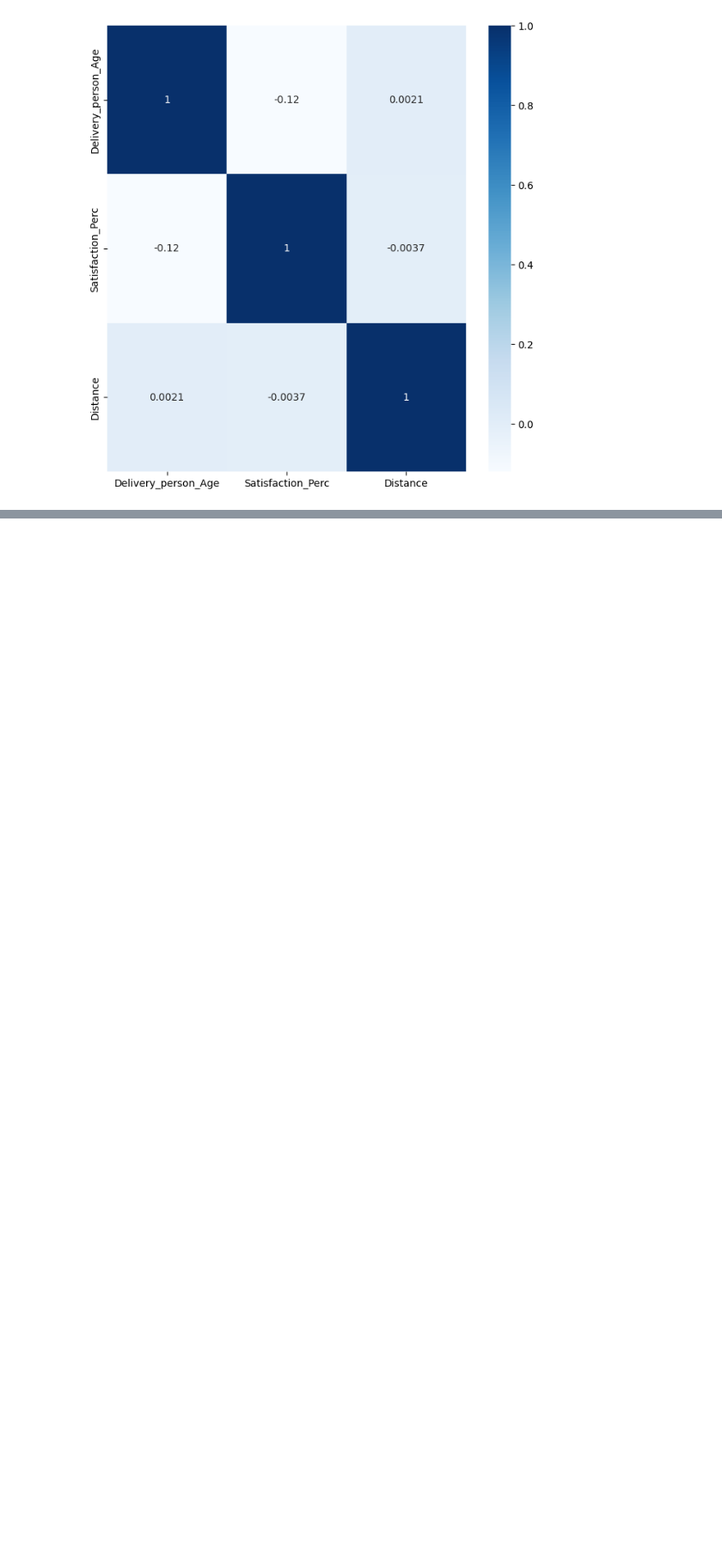
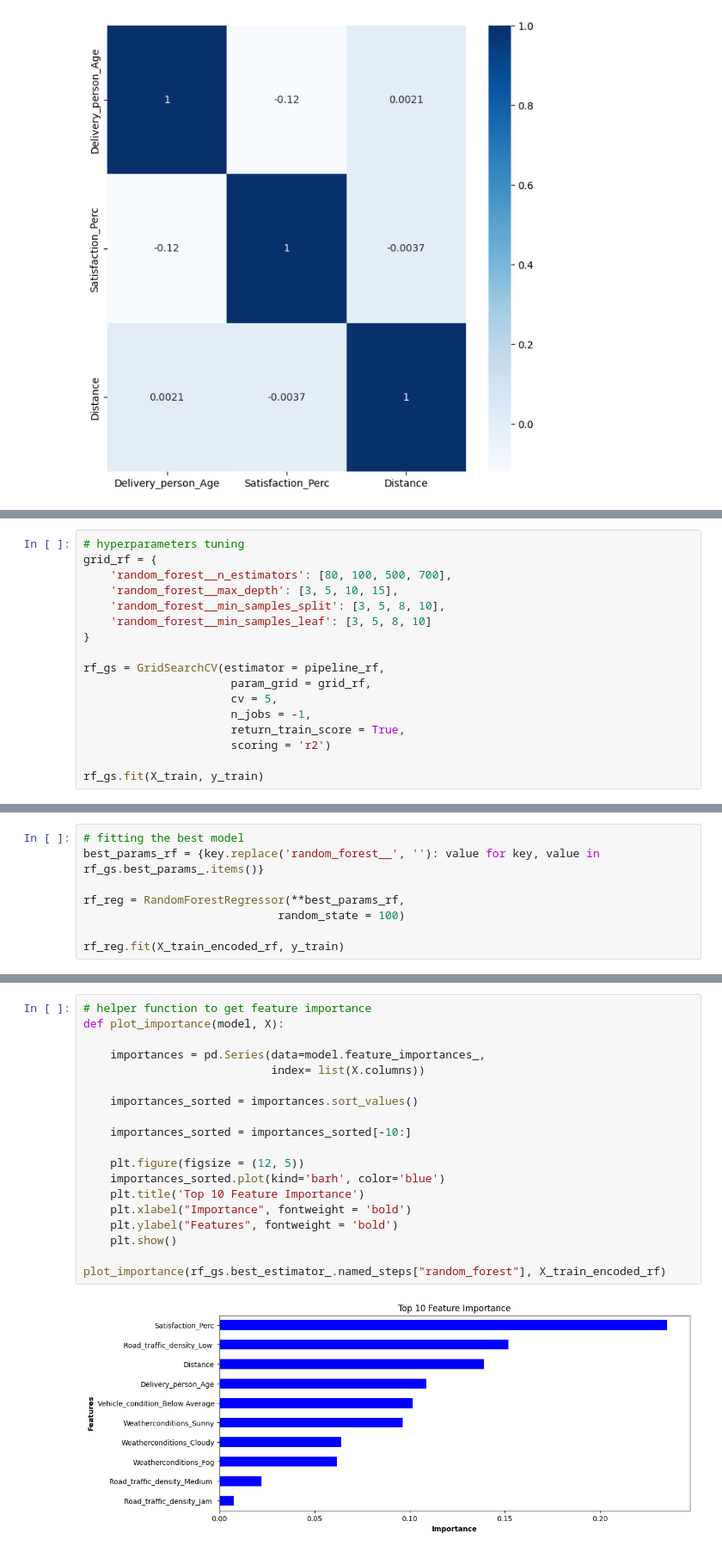
Before and after one commit to mevin-singh/Portfolio-Projects, a Jupyter notebook: Python/Delivery Duration Prediction/Delivery Duration.ipynb, the cells around one changed output, grey strips where cells are left out. Shown at 86% size. Drawn from its saved outputs; the diff is of its cells as text; blank space fills up the shorter version.

```diff
--- a/Python/Delivery Duration Prediction/Delivery Duration.ipynb
+++ b/Python/Delivery Duration Prediction/Delivery Duration.ipynb
@@ -315,0 +514,17 @@ ordinal_variables = ['Road_traffic_density', 'Vehicle_condition', 'Time_of_Day_O
+# %%
+# hyperparameters tuning
+grid_rf = {
+    'random_forest__n_estimators': [80, 100, 500, 700],
+    'random_forest__max_depth': [3, 5, 10, 15],
+    'random_forest__min_samples_split': [3, 5, 8, 10],
+    'random_forest__min_samples_leaf': [3, 5, 8, 10]
+}
+
+rf_gs = GridSearchCV(estimator = pipeline_rf,
+                      param_grid = grid_rf,
+                      cv = 5,
+                      n_jobs = -1,
+                      return_train_score = True,
+                      scoring = 'r2')
+
+rf_gs.fit(X_train, y_train)
@@ -315,0 +569,8 @@ ordinal_variables = ['Road_traffic_density', 'Vehicle_condition', 'Time_of_Day_O
+# %%
+# fitting the best model
+best_params_rf = {key.replace('random_forest__', ''): value for key, value in rf_gs.best_params_.items()}
+
+rf_reg = RandomForestRegressor(**best_params_rf,
+                             random_state = 100)
+
+rf_reg.fit(X_train_encoded_rf, y_train)
@@ -315,0 +818,21 @@ ordinal_variables = ['Road_traffic_density', 'Vehicle_condition', 'Time_of_Day_O
+# %%
+# helper function to get feature importance
+def plot_importance(model, X):
+
+    importances = pd.Series(data=model.feature_importances_,
+                            index= list(X.columns))
+
+    importances_sorted = importances.sort_values()
+
+    importances_sorted = importances_sorted[-10:]
+
+    plt.figure(figsize = (12, 5))
+    importances_sorted.plot(kind='barh', color='blue')
+    plt.title('Top 10 Feature Importance')
+    plt.xlabel("Importance", fontweight = 'bold')
+    plt.ylabel("Features", fontweight = 'bold')
+    plt.show()
+
+plot_importance(rf_gs.best_estimator_.named_steps["random_forest"], X_train_encoded_rf)
+# %% [output]
+[figure, added]
```
Also changed, not shown: parts of 59 cells of this notebook.
